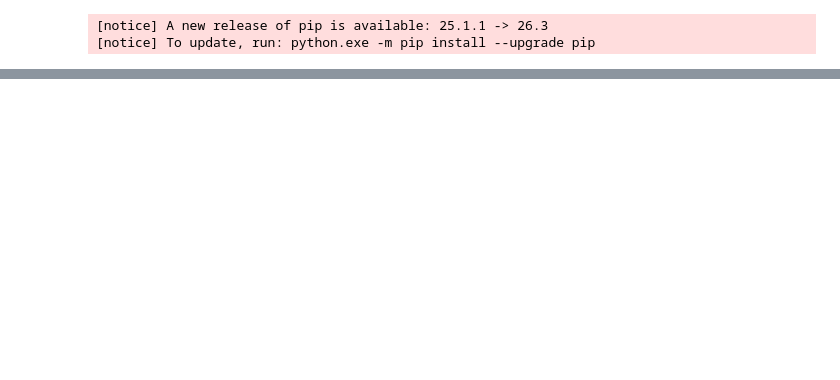
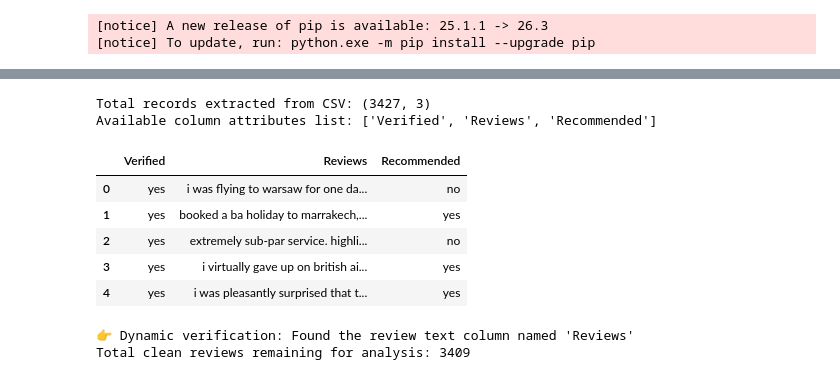
Before and after one commit to Dasari-Pallavi/british-airways-data-science, a Jupyter notebook: notebooks/03_review_analysis.ipynb, the cells around one changed output, grey strips where cells are left out. Cells and saved outputs as stored; diff of their text form; code cells hidden in the pictures; blank space fills up the shorter version.

```diff
--- a/notebooks/03_review_analysis.ipynb
+++ b/notebooks/03_review_analysis.ipynb
@@ -181 +181,44 @@ print(f"✅ Processed {len(df_reviews)} Reviews and Exported All Visual Graphics
 ✅ Processed 3427 Reviews and Exported All Visual Graphics Successfully!
+# %%
+import pandas as pd
+import numpy as np
+import matplotlib.pyplot as plt
+import seaborn as sns
+import os
+
+# Ensure target storage folders exist
+os.makedirs('../images', exist_ok=True)
+
+# Load your custom review data using your exact Kaggle filename
+rev = pd.read_csv("../data/reviews_data1.csv")
+print("Total records extracted from CSV:", rev.shape)
+print("Available column attributes list:", rev.columns.tolist())
+rev.head()
+# %% [output]
+Total records extracted from CSV: (3427, 3)
+Available column attributes list: ['Verified', 'Reviews', 'Recommended']
+|  | Verified | Reviews | Recommended |
+| 0 | yes | i was flying to warsaw for one da... | no |
+| 1 | yes | booked a ba holiday to marrakech,... | yes |
+| 2 | yes | extremely sub-par service. highli... | no |
+| 3 | yes | i virtually gave up on british ai... | yes |
+| 4 | yes | i was pleasantly surprised that t... | yes |
+# %%
+# 1. Dynamically identify which column name contains 'review' or 'text'
+detected_review_col = [col for col in rev.columns if 'review' in col.lower() or 'text' in col.lower()]
+
+# Securely extract the first matching column name from the list
+target_text_column = detected_review_col[0]
+print(f"👉 Dynamic verification: Found the review text column named '{target_text_column}'")
+
+# 2. Clean dataset using the dynamically located text column name
+rev = rev.dropna(subset=[target_text_column]).drop_duplicates(subset=[target_text_column])
+
+# 3. Standardize and clean text maps
+rev["text"] = rev[target_text_column].astype(str).str.lower()
+rev["text"] = rev["text"].str.replace(r"[^a-z\s]", " ", regex=True)
+
+print("Total clean reviews remaining for analysis:", len(rev))
+# %% [output]
+👉 Dynamic verification: Found the review text column named 'Reviews'
+Total clean reviews remaining for analysis: 3409
```
Also changed, not shown: parts of 7 cells of this notebook, 4 other files.
